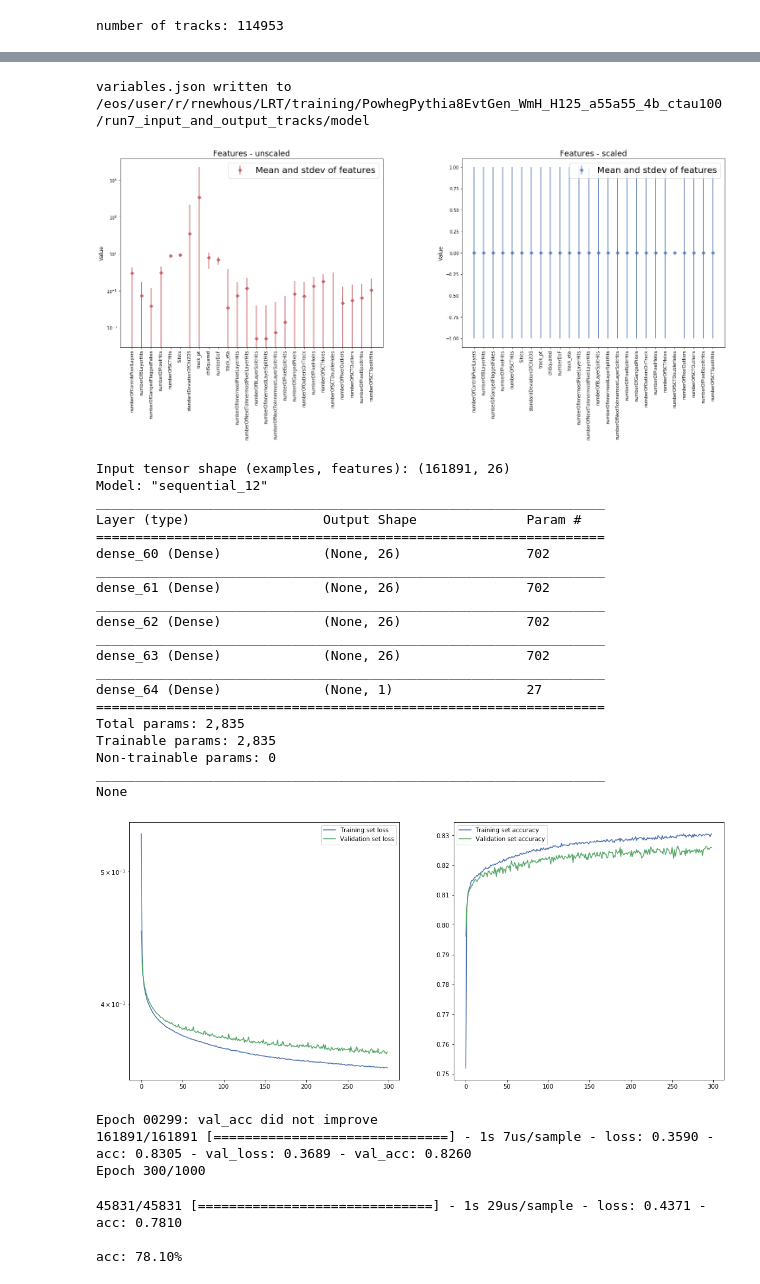
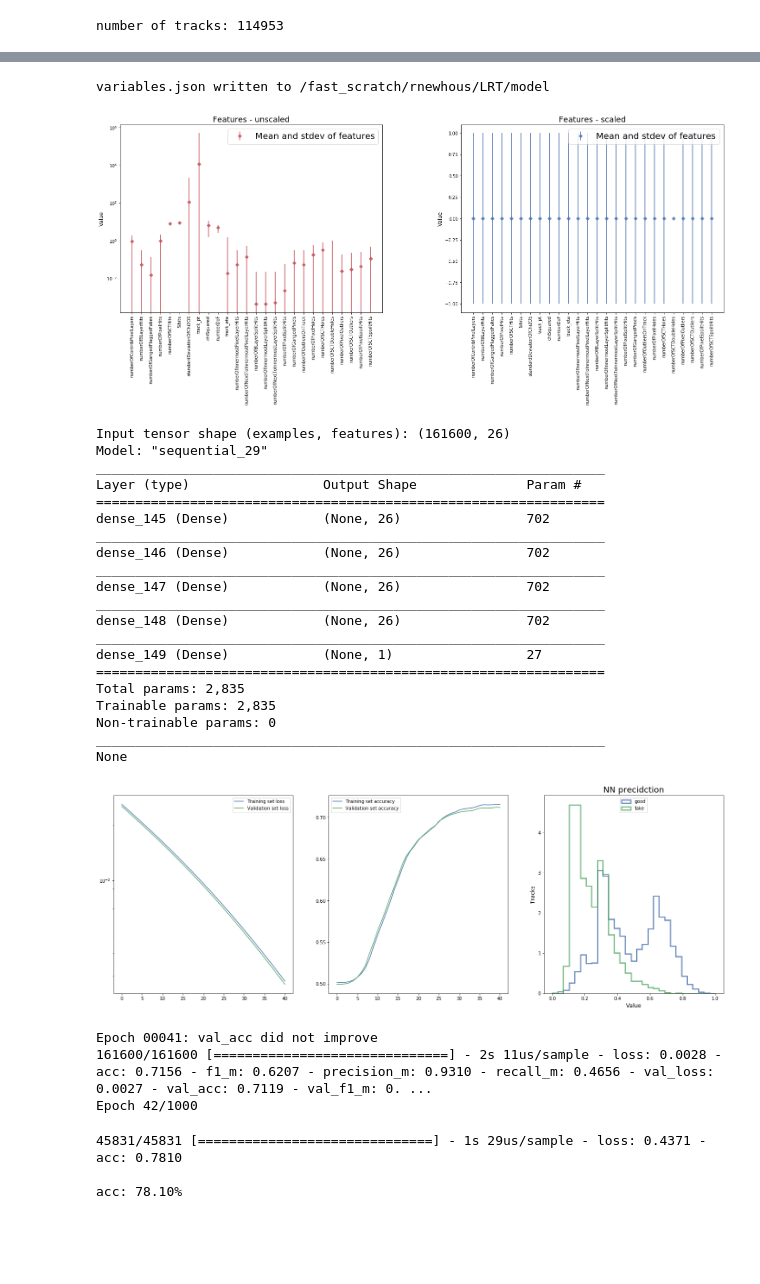
Before and after one commit to robinnewhouse/LRTNotebooks, a Jupyter notebook: Training.ipynb, the cells around one changed output, grey strips where cells are left out. Saved outputs shown, nothing was run; the diff lists cells and outputs as text; code cells hidden in the pictures; blank space fills up the shorter version.

Commit message:
live plotting of predictions

```diff
--- a/Training.ipynb
+++ b/Training.ipynb
@@ -85,7 +87,7 @@ save_columns = [
 ]
 
 # This is the directory where each of the training samples are stored, output by InDetTrackSummaryDumpAlg
-dir_name = "/eos/user/r/rnewhous/LRT/training/PowhegPythia8EvtGen_WmH_H125_a55a55_4b_ctau100/run7_input_and_output_tracks/"
+dir_name = "/fast_scratch/rnewhous/LRT/"
 os.chdir(dir_name)
 
 # This specifies the subdirectory where the training samples are stored. I found it useful to seaparate the topologies this way.
@@ -499,8 +501,8 @@ ax2.set_ylabel("Value", fontsize=12)
 
 plt.subplots_adjust(wspace = 0.3)
 # %% [output]
-variables.json written to /eos/user/r/rnewhous/LRT/training/PowhegPythia8EvtGen_WmH_H125_a55a55_4b_ctau100/run7_input_and_output_tracks/model
+variables.json written to /fast_scratch/rnewhous/LRT/model
-[figure, old version]
+[figure, new version]
 # %%
 ### Callback functions
 
@@ -686,28 +703,28 @@ def create_model():
     model.add(keras.layers.Dense(1, activation='sigmoid'))
     # Compile model
     model.compile(loss='binary_crossentropy',
-                  optimizer = keras.optimizers.Adamax(lr=0.001),
-                  metrics=['accuracy'])
+                  optimizer = keras.optimizers.Adamax(lr=0.0003),
+                  metrics=['accuracy', f1_m, precision_m, recall_m])
 
     return model
 
 model = create_model()
 print(model.summary())
 # %% [output]
-Input tensor shape (examples, features): (161891, 26)
-Model: "sequential_12"
+Input tensor shape (examples, features): (161600, 26)
+Model: "sequential_29"
 _________________________________________________________________
 Layer (type)                 Output Shape              Param #
 =================================================================
-dense_60 (Dense)             (None, 26)                702
+dense_145 (Dense)            (None, 26)                702
 _________________________________________________________________
-dense_61 (Dense)             (None, 26)                702
+dense_146 (Dense)            (None, 26)                702
 _________________________________________________________________
-dense_62 (Dense)             (None, 26)                702
+dense_147 (Dense)            (None, 26)                702
 _________________________________________________________________
-dense_63 (Dense)             (None, 26)                702
+dense_148 (Dense)            (None, 26)                702
 _________________________________________________________________
-dense_64 (Dense)             (None, 1)                 27
+dense_149 (Dense)            (None, 1)                 27
 =================================================================
 Total params: 2,835
 Trainable params: 2,835
@@ -717,18 +734,18 @@ None
 # %%
 ### Train model, this will take some time
 # Note: this cell can be run again to train even more, as long as the model is not re-made, the optomizer will maintain its last state
 
 # Fit the model
-history = model.fit(X_train, Y_train, epochs=1000, batch_size=1000 ,
-                    callbacks=[plot, early_stop, GetBest(monitor='val_acc', verbose=1, mode='max')],
-                    validation_data=(X_val, Y_val),
-#                     sample_weight = train_weights
+history = model.fit(X_train, Y_train, epochs=1000, batch_size=10000 ,
+                    callbacks=[plot, early_stop, GetBest(monitor='val_acc', verbose=1, mode='max') ],
+                    validation_data=(X_val, Y_val, val_weights),
+                    sample_weight = train_weights
                    )
 # %% [output]
-[figure, old version]
+[figure, new version]
-Epoch 00299: val_acc did not improve
-161891/161891 [==============================] - 1s 7us/sample - loss: 0.3590 - acc: 0.8305 - val_loss: 0.3689 - val_acc: 0.8260
-Epoch 300/1000
+Epoch 00041: val_acc did not improve
+161600/161600 [==============================] - 2s 11us/sample - loss: 0.0028 - acc: 0.7156 - f1_m: 0.6207 - precision_m: 0.9310 - recall_m: 0.4656 - val_loss: 0.0027 - val_acc: 0.7119 - val_f1_m: 0. ...
+Epoch 42/1000
 # %%
 # Rough evaluation of the model. See below for more precise metrics.
 scores = model.evaluate(X_val, Y_val)
```
Also changed, not shown: parts of 7 cells of this notebook.
